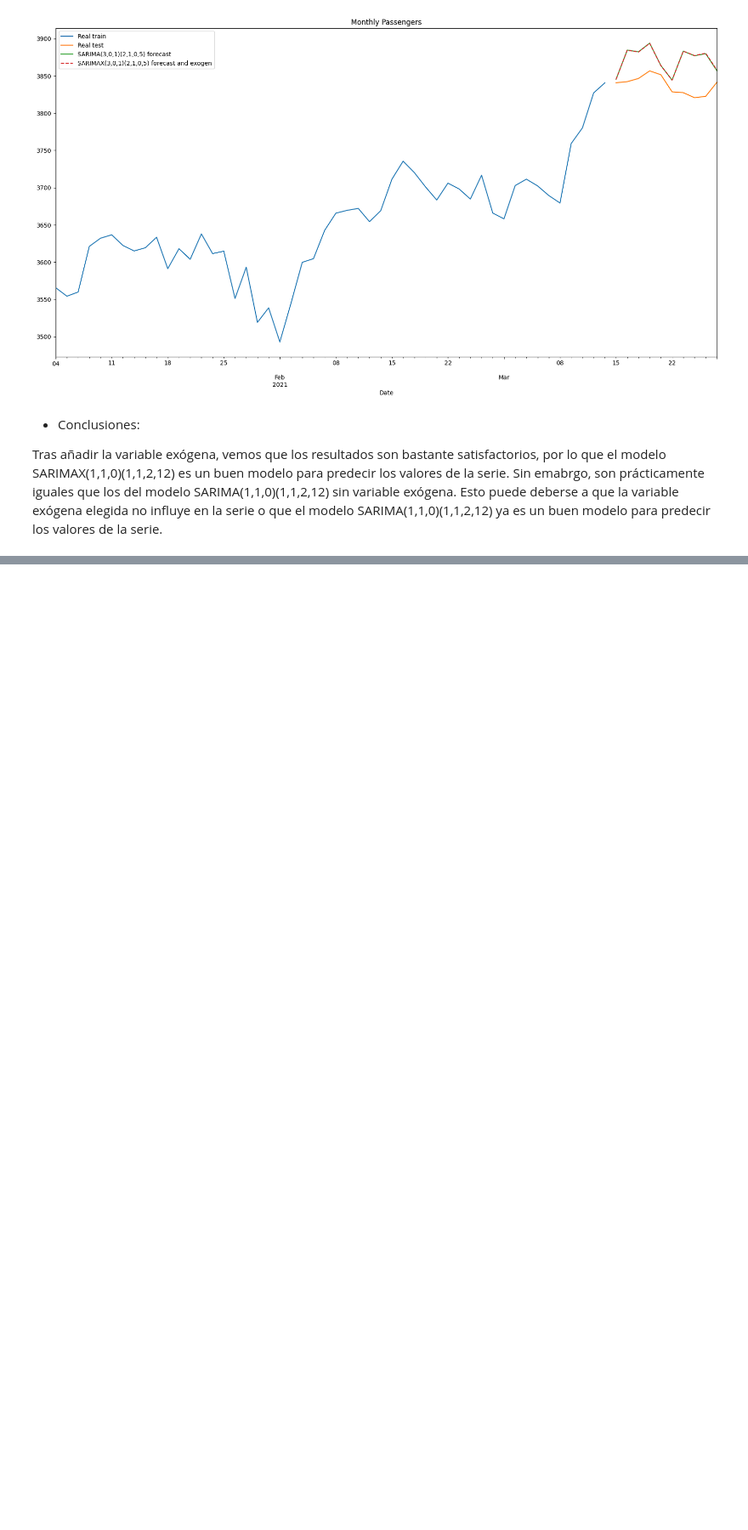
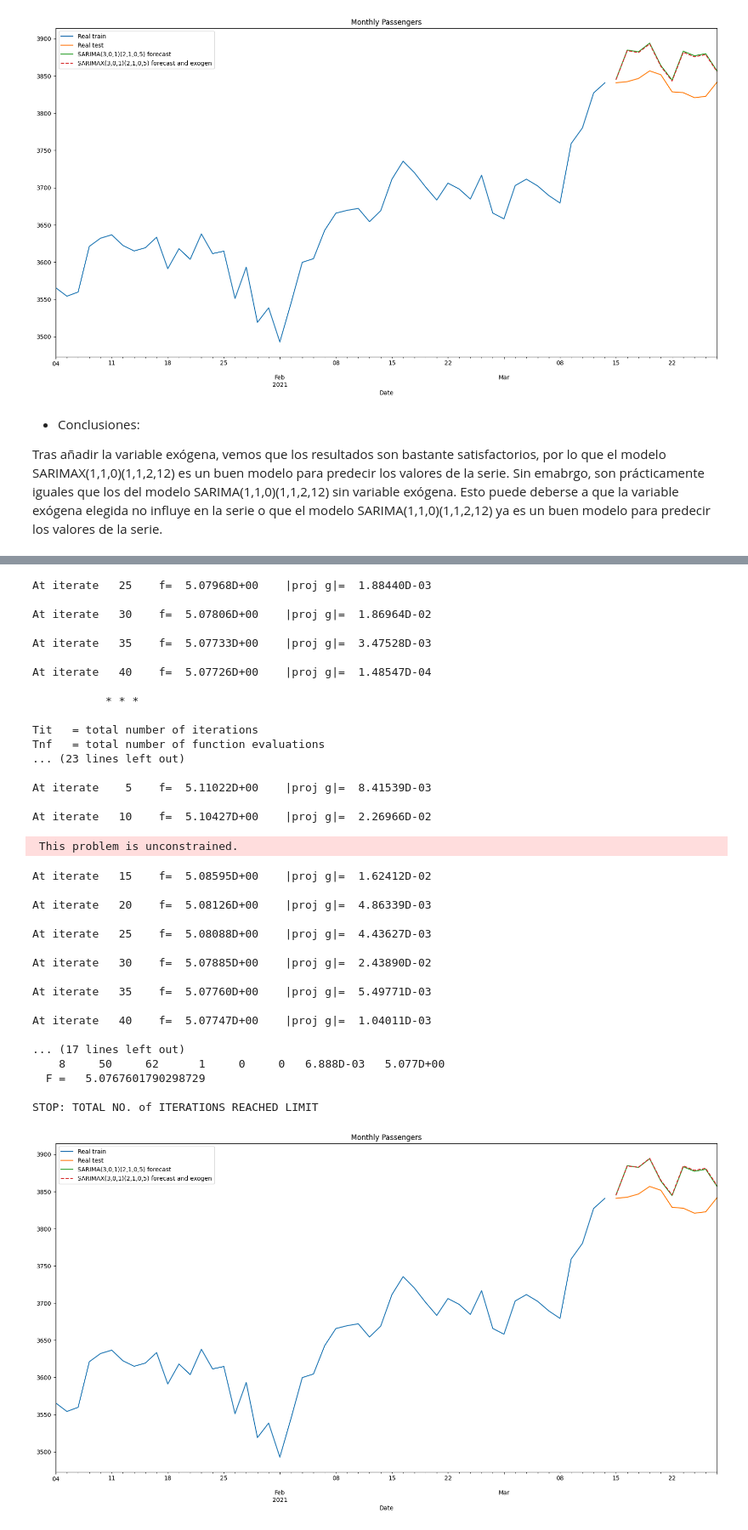
Before and after one commit to AlejandroPqLz/StockPrediction, a Jupyter notebook: code/DCDC_PrácticaFinal_Predicción de Stock.ipynb, the cells around one changed output, grey strips where cells are left out. Shown at 85% size. Cells and saved outputs as stored; diff of their text form; code cells hidden in the pictures; blank space fills up the shorter version.

Commit message:
Finished topic analisis and prediction

```diff
--- a/code/DCDC_PrácticaFinal_Predicción de Stock.ipynb
+++ b/code/DCDC_PrácticaFinal_Predicción de Stock.ipynb
@@ -1052,7 +1056,7 @@ num_days
 1247
 # %%
 # Agrupar por agencia y contar las fechas únicas
-dias_publicacion = news_french.groupby('Agency')['Date'].nunique()
+dias_publicacion = working_news.groupby('Agency')['Date'].nunique()
 
 # dias_publicacion ahora contiene el número de días diferentes de publicación para cada agencia
 print(dias_publicacion)
@@ -1269,0 +1698,14 @@ Tras añadir la variable exógena, vemos que los resultados son bastante satisfa
+# %%
+# get the best topic
+# =====================================================================
+best_topic = None
+best_aic = None
+for topic, results in sarimax_results_dict.items():
+    if best_aic is None:
+        best_topic = topic
+        best_aic = results.aic
+    elif results.aic < best_aic:
+        best_topic = topic
+        best_aic = results.aic
+
+best_topic
@@ -1269,0 +1753,7 @@ Tras añadir la variable exógena, vemos que los resultados son bastante satisfa
+# %%
+# predict the next 10 days
+# =====================================================================
+exog_test = SARIMAX(wd_train[best_topic], order=(1,0,0),seasonal_order=(2,1,0,5), enforce_invertibility=False)
+exog_results = exog_test.fit()
+exog_forecast = exog_results.forecast(steps=10)
+exog_forecast.index=wd_test.Open.index
@@ -1269,0 +1794,21 @@ Tras añadir la variable exógena, vemos que los resultados son bastante satisfa
+# %%
+fig, ax = plt.subplots()
+ax = wd_train.Open[800:].plot(ax=ax,figsize=(20,10), title = "Monthly Passengers", label='Real train')
+ax = wd_test.Open.plot(ax=ax,figsize=(20,10), title = "Monthly Passengers", label='Real test')
+
+model_sarima = SARIMAX(wd_train.Open, order=(3,0,1),seasonal_order=(2,1,0,5), enforce_invertibility=False)
+results_sarima = model_sarima.fit()
+results_sarimafore = results_sarima.forecast(steps=10)
+results_sarimafore.index=wd_test.Open.index
+
+model_sarimax = SARIMAX(wd_train.Open, exog=wd_train[best_topic], order=(3,0,1),seasonal_order=(2,1,0,5), enforce_invertibility=False)
+sarimax_results = model_sarimax.fit()
+results_sarimaxfore = sarimax_results.forecast(steps=10, exog=exog_forecast)
+results_sarimaxfore.index=wd_test.Open.index
+
+
+ax = results_sarimafore.plot(ax=ax, label='SARIMA(3,0,1)(2,1,0,5) forecast', linestyle='-')
+ax = results_sarimaxfore.plot(ax=ax, label='SARIMAX(3,0,1)(2,1,0,5) forecast and exogen', linestyle='--')
+plt.legend(loc="upper left")
+plt.show()
+# %% [output]
@@ -1269,0 +1834,36 @@ Tras añadir la variable exógena, vemos que los resultados son bastante satisfa
+At iterate   25    f=  5.07968D+00    |proj g|=  1.88440D-03
+
+At iterate   30    f=  5.07806D+00    |proj g|=  1.86964D-02
+
+At iterate   35    f=  5.07733D+00    |proj g|=  3.47528D-03
+
+At iterate   40    f=  5.07726D+00    |proj g|=  1.48547D-04
+
+           * * *
+
+Tit   = total number of iterations
+Tnf   = total number of function evaluations
+... (23 lines left out)
+
+At iterate    5    f=  5.11022D+00    |proj g|=  8.41539D-03
+
+At iterate   10    f=  5.10427D+00    |proj g|=  2.26966D-02
+ This problem is unconstrained.
+At iterate   15    f=  5.08595D+00    |proj g|=  1.62412D-02
+
+At iterate   20    f=  5.08126D+00    |proj g|=  4.86339D-03
+
+At iterate   25    f=  5.08088D+00    |proj g|=  4.43627D-03
+
+At iterate   30    f=  5.07885D+00    |proj g|=  2.43890D-02
+
+At iterate   35    f=  5.07760D+00    |proj g|=  5.49771D-03
+
+At iterate   40    f=  5.07747D+00    |proj g|=  1.04011D-03
+
+... (17 lines left out)
+    8     50     62      1     0     0   6.888D-03   5.077D+00
+  F =   5.0767601790298729
+
+STOP: TOTAL NO. of ITERATIONS REACHED LIMIT
+[figure, added]
```
Also changed, not shown: parts of 50 cells of this notebook.
